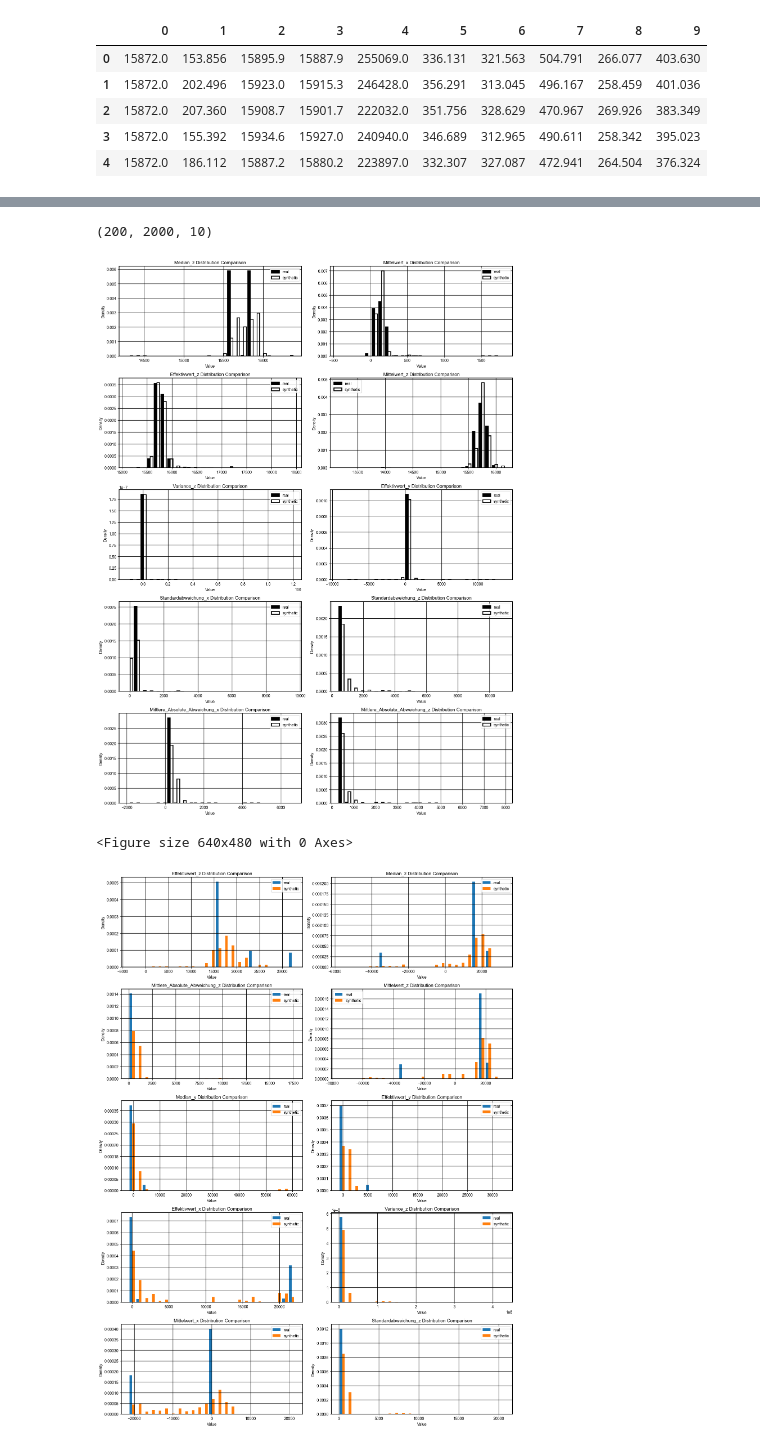
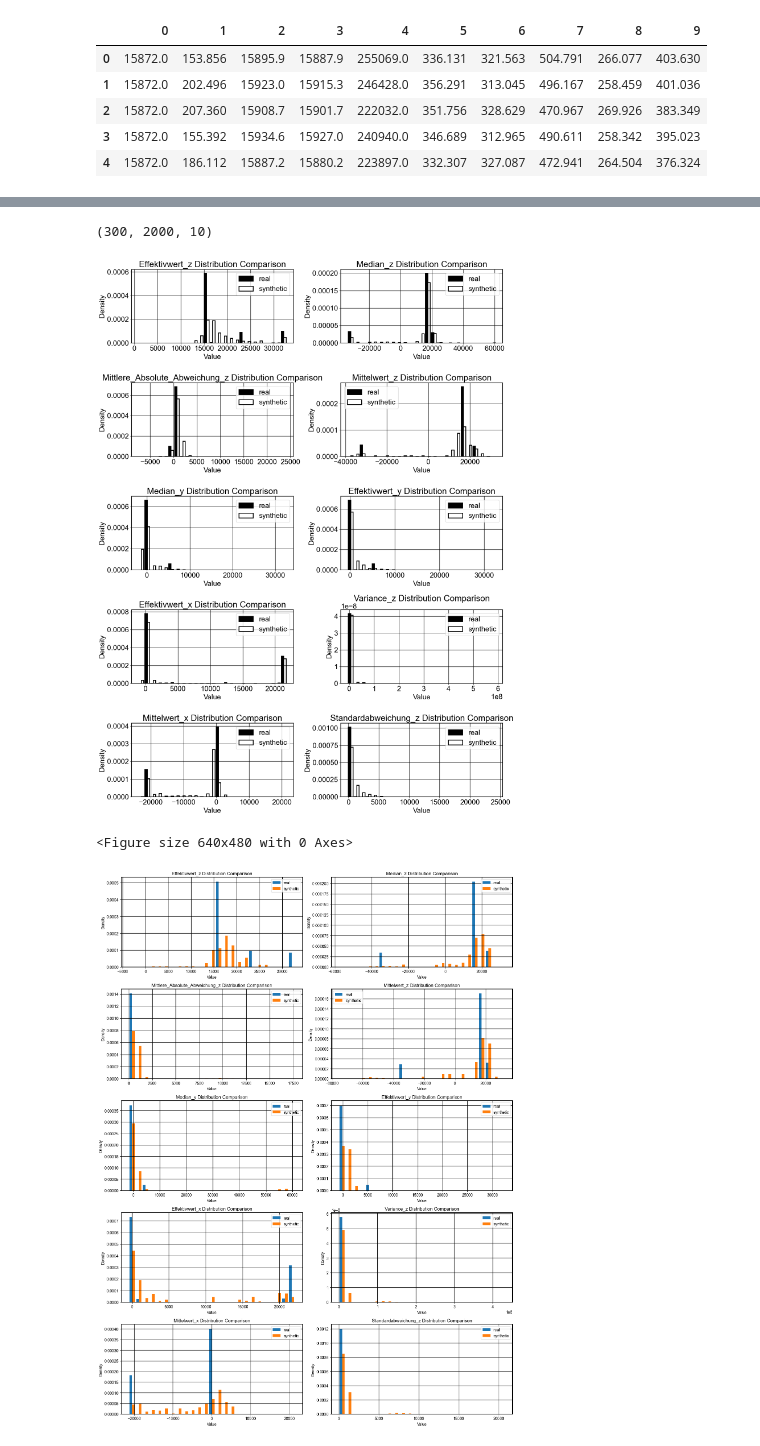
Before and after one commit to lian333/thesis, a Jupyter notebook: syntheic_data/timeseries_dgan.ipynb, the cells around one changed output, grey strips where cells are left out. Drawn from its saved outputs; the diff is of its cells as text; code cells hidden in the pictures.

```diff
--- a/syntheic_data/timeseries_dgan.ipynb
+++ b/syntheic_data/timeseries_dgan.ipynb
@@ -62,7 +62,7 @@ df.columns[0]
 import json
 def getdata(path, length,interval):
     df=pd.read_csv(path)
-    with open ('feature_important_axis2.json', 'r') as f:
+    with open ('feature_important_axis1.json', 'r') as f:
         importance = json.load(f)[:10]
     importance=['Timestamp']+importance
 
@@ -101,8 +101,8 @@ data[2].head()
 # %%
 
-def dataconcatente(listdata):
+def dataconcatente(listdata, length):
 
-    two = np.empty((0, 2000, 10))
+    two = np.empty((0, length, 10))
 
     for i, data in enumerate(listdata):
 
@@ -112,14 +112,14 @@ def dataconcatente(listdata):
         train_df=sensor_df
         train_df =pd.DataFrame(train_df)
         train_df = train_df.drop(columns="Timestamp").to_numpy()
-        n = train_df.shape[0] // 2000
-        train_df = train_df[:(n*2000),:].reshape(-1, 2000, train_df.shape[1])
+        n = train_df.shape[0] // length
+        train_df = train_df[:(n*length),:].reshape(-1, length, train_df.shape[1])
         print(train_df.shape)
         two = np.concatenate((two, train_df), axis=0)
         print(two.shape)
         print('*'*20)
     return two
 # %%
-final=dataconcatente(data)
+final=dataconcatente(data,2000)
 final.shape
 # %% [output]
@@ -316,11 +316,11 @@ final.shape
 # %%
 import pickle
 # Load the synthetic data
-with open('synthetic_data_2000_axis2.pkl', 'rb') as f:
+with open('synthetic_data_2000_axis1.pkl', 'rb') as f:
     synthetic_features = pickle.load(f)
 synthetic_features.shape
 # %% [output]
-(200, 2000, 10)
+(300, 2000, 10)
 # %%
 import numpy as np
 import matplotlib.pyplot as plt
@@ -335,11 +335,7 @@ columns
 # 特征数量
 num_features = synthetic_features.shape[-1]
 plt.rcParams['font.family'] = 'Arial'
-plt.rcParams['font.size'] = 10
-# 创建多列子图
-# # 定义颜色
-# color1 = (159/255, 182/255, 196/255)  # R:159, G:182, B:196
-# color2 = (153/255, 0/255, 0/255)      # R:153, G:0, B:0
+plt.rcParams['font.size'] = 18
 
 n_cols = 2  # 列数
 n_rows = (num_features + n_cols - 1) // n_cols  # 行数
@@ -354,34 +350,35 @@ for i in range(num_features):
 
 
     ax.hist([final[:,:,i].flatten(), synthetic_features[:,:,i].flatten()],
             label=["real", "synthetic"],
             bins=25,
             density=True,
             edgecolor='black',
             linewidth=2,
             color=['black', 'white']
             )
     ax.legend()
     ax.grid(True, linewidth=1.0, color='black')  # 网格线宽为1pt
 
     ax.set_xlabel("Value")
     ax.set_ylabel("Density")
     ax.set_title(f"{columns[i]} Distribution Comparison")
     ax.spines['top'].set_linewidth(1.5)
     ax.spines['bottom'].set_linewidth(1.5)
     ax.spines['left'].set_linewidth(1.5)
     ax.spines['right'].set_linewidth(1.5)
 
+
 # 移除多余的子图
 for i in range(num_features, n_rows * n_cols):
     fig.delaxes(axes.flatten()[i])
 
 # 调整子图布局
 plt.tight_layout()
 plt.show()
 plt.savefig('distribution_comparison_axis2_2000.jpg')
 # %% [output]
-[figure, old version]
+[figure, new version]
 <Figure size 640x480 with 0 Axes>
 # %%
 import numpy as np
```
Also changed, not shown: parts of 8 cells of this notebook, 9 other files.
